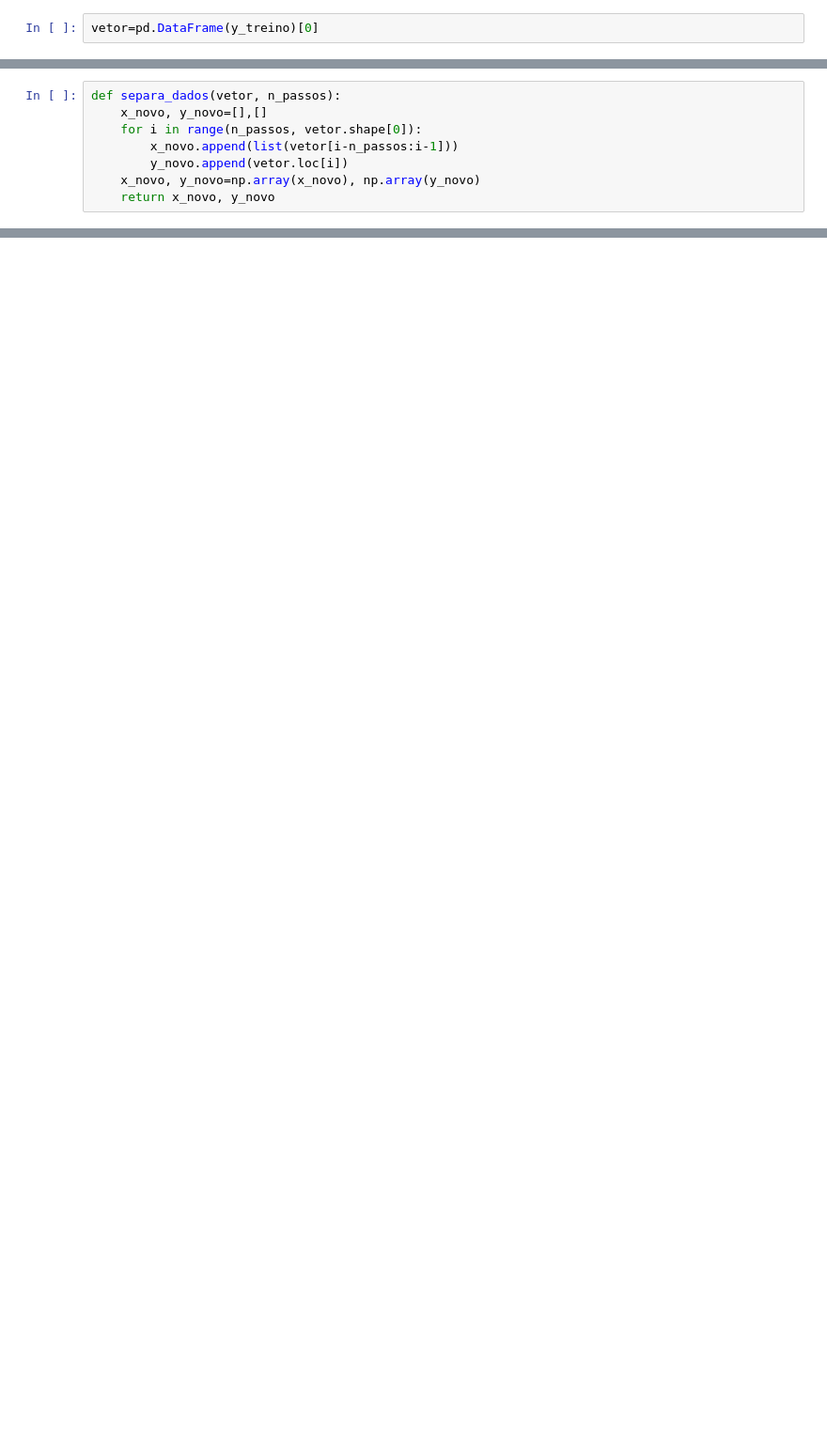
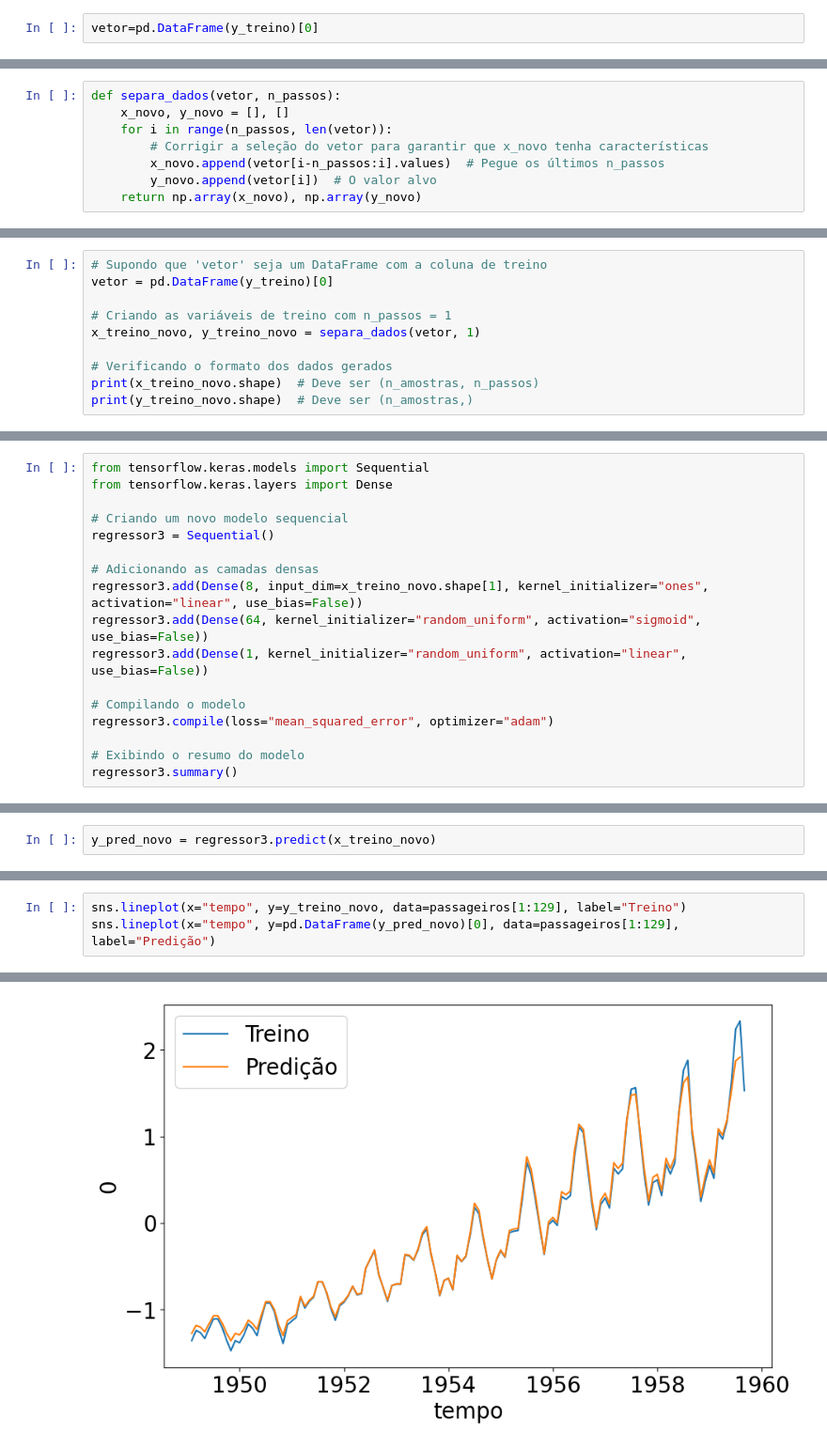
Before and after one commit to Heitorccf/Alura-Forecasting, a Jupyter notebook: exploitation.ipynb, the cells around one changed output, grey strips where cells are left out. Shown at 94% size. Drawn from its saved outputs; the diff is of its cells as text; blank space fills up the shorter version.

```diff
--- a/exploitation.ipynb
+++ b/exploitation.ipynb
@@ -321,8 +464,8 @@ vetor=pd.DataFrame(y_treino)[0]
 # %%
 def separa_dados(vetor, n_passos):
-    x_novo, y_novo=[],[]
-    for i in range(n_passos, vetor.shape[0]):
-        x_novo.append(list(vetor[i-n_passos:i-1]))
-        y_novo.append(vetor.loc[i])
-    x_novo, y_novo=np.array(x_novo), np.array(y_novo)
-    return x_novo, y_novo
+    x_novo, y_novo = [], []
+    for i in range(n_passos, len(vetor)):
+        # Corrigir a seleção do vetor para garantir que x_novo tenha características
+        x_novo.append(vetor[i-n_passos:i].values)  # Pegue os últimos n_passos
+        y_novo.append(vetor[i])  # O valor alvo
+    return np.array(x_novo), np.array(y_novo)
@@ -334,0 +481,10 @@ y_treino_novo[0:5]
+# %%
+# Supondo que 'vetor' seja um DataFrame com a coluna de treino
+vetor = pd.DataFrame(y_treino)[0]
+
+# Criando as variáveis de treino com n_passos = 1
+x_treino_novo, y_treino_novo = separa_dados(vetor, 1)
+
+# Verificando o formato dos dados gerados
+print(x_treino_novo.shape)  # Deve ser (n_amostras, n_passos)
+print(y_treino_novo.shape)  # Deve ser (n_amostras,)
@@ -334,0 +523,17 @@ y_treino_novo[0:5]
+# %%
+from tensorflow.keras.models import Sequential
+from tensorflow.keras.layers import Dense
+
+# Criando um novo modelo sequencial
+regressor3 = Sequential()
+
+# Adicionando as camadas densas
+regressor3.add(Dense(8, input_dim=x_treino_novo.shape[1], kernel_initializer="ones", activation="linear", use_bias=False))
+regressor3.add(Dense(64, kernel_initializer="random_uniform", activation="sigmoid", use_bias=False))
+regressor3.add(Dense(1, kernel_initializer="random_uniform", activation="linear", use_bias=False))
+
+# Compilando o modelo
+regressor3.compile(loss="mean_squared_error", optimizer="adam")
+
+# Exibindo o resumo do modelo
+regressor3.summary()
@@ -334,0 +597,2 @@ y_treino_novo[0:5]
+# %%
+y_pred_novo = regressor3.predict(x_treino_novo)
@@ -334,0 +603,4 @@ y_treino_novo[0:5]
+# %%
+sns.lineplot(x="tempo", y=y_treino_novo, data=passageiros[1:129], label="Treino")
+sns.lineplot(x="tempo", y=pd.DataFrame(y_pred_novo)[0], data=passageiros[1:129], label="Predição")
+# %% [output]
@@ -334,0 +608 @@ y_treino_novo[0:5]
+[figure, added]
```
Also changed, not shown: parts of 52 cells of this notebook.
